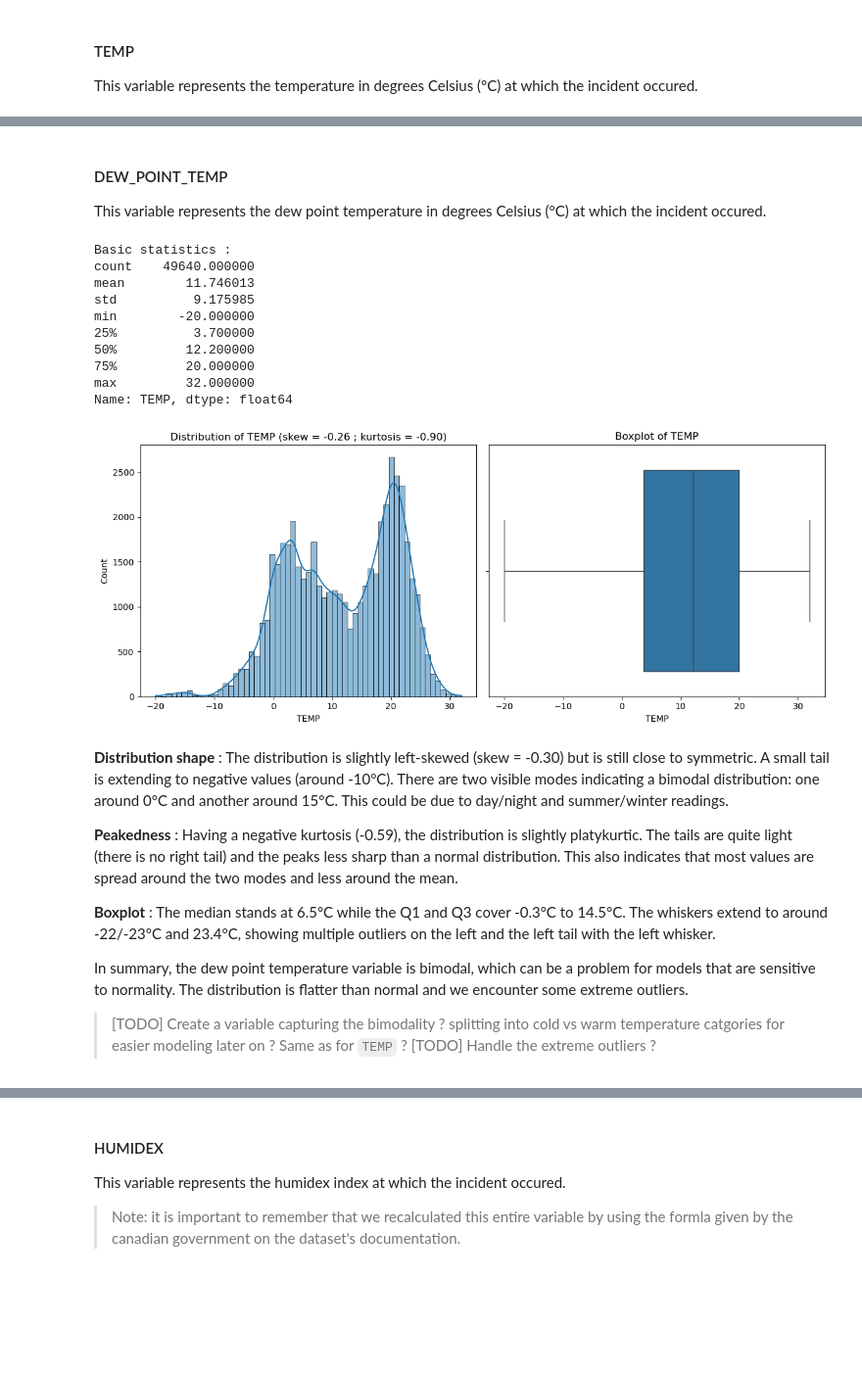
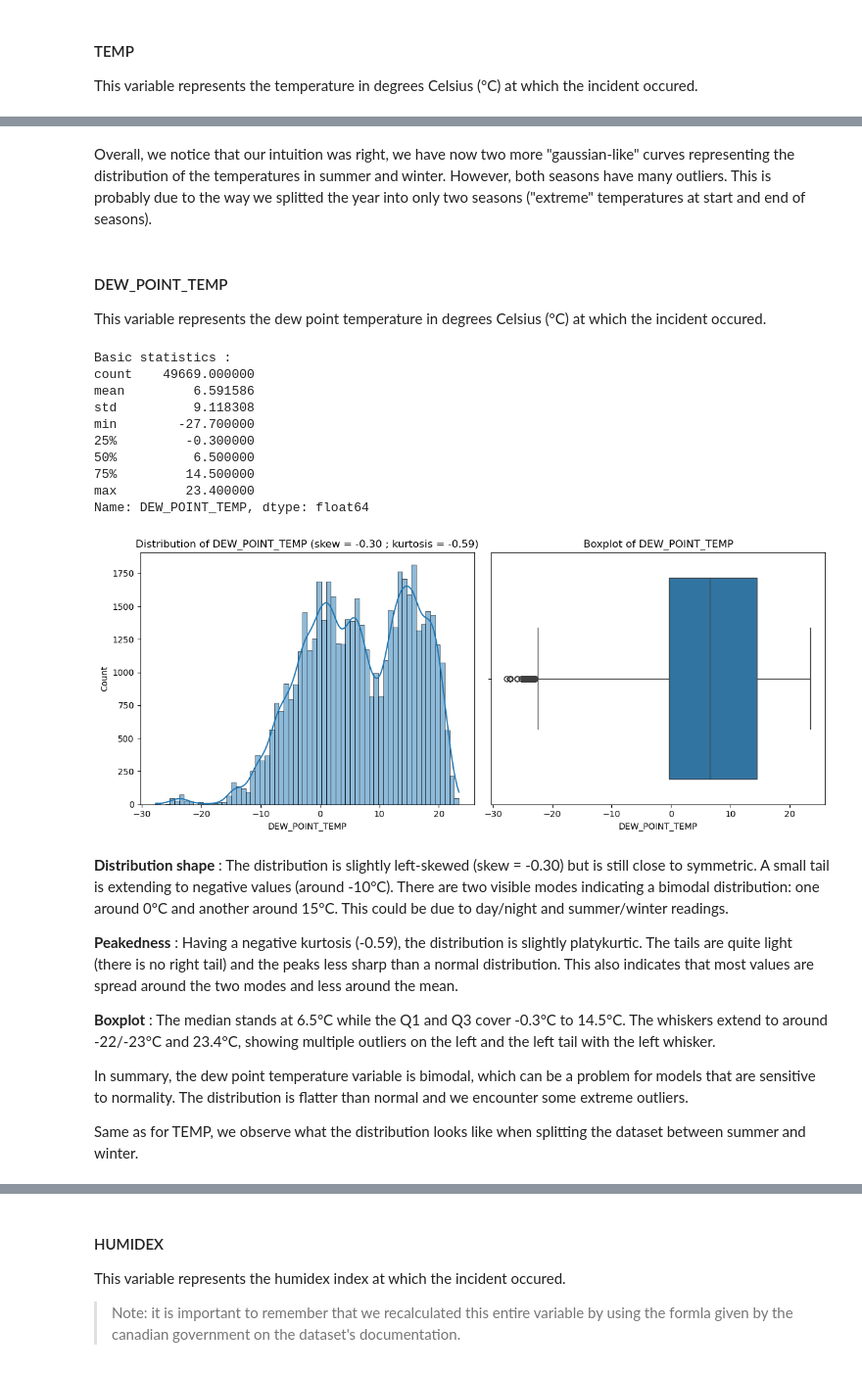
Before and after one commit to StutenEXE/utc-tz-machine-learning-toronto-bus-prediction, a Jupyter notebook: notebooks/2_eda.ipynb, the cells around one changed output, grey strips where cells are left out. Shown at 98% size. Saved outputs shown, nothing was run; the diff lists cells and outputs as text; code cells hidden in the pictures; blank space fills up the shorter version.

```diff
--- a/notebooks/2_eda.ipynb
+++ b/notebooks/2_eda.ipynb
@@ -291,0 +253,2 @@ Shape of the dataset after treatment: (49854, 17)
+# %%
+eda_df = eda_df.drop('WINDCHILL', axis=1)
@@ -596,0 +628,29 @@ We are interested in observing the different modalities of weather conditions.
+# %%
+incident_map = {
+    'Cleaning - Unsanitary': 'Technical',
+    'Collision - TTC': 'Safety',
+    'Diversion': 'External',
+    'Emergency Services': 'Safety',
+    'General Delay': 'Other',
+    'Held By': 'Operational',
+    'Investigation': 'Safety',
+    'Mechanical': 'Technical',
+    'Operations - Operator': 'Operational',
+    'Road Blocked - NON-TTC Collision': 'External',
+    'Security': 'Safety',
+    'Utilized Off Route': 'Operational',
+    'Vision': 'Other'
+}
+
+eda_df['INCIDENT'] = eda_df['INCIDENT'].apply(
+    lambda incident: incident_map.get(incident, incident)
+)
+
+plt.pie(
+    eda_df['INCIDENT'].value_counts(),
+    labels=eda_df['INCIDENT'].value_counts().index,
+    autopct="%.1f%%",     # show percentages
+)
+
+plt.title("INCIDENT Distribution")
+plt.show()
@@ -696,7 +764,9 @@ The addition to this new variable should make the effect of the weather conditio
 # %% [markdown]
 ### Numerical variables
 # %%
-def basic_numerical_analysis(df, column_name, show_stats=True, missing_data=False):
+def basic_numerical_analysis(df, column_name, show_stats=True, missing_data=False, name=None):
+    if name is None:
+        name = column_name
     # Basic statistics
     if show_stats:
         print("Basic statistics :")
@@ -710,10 +780,10 @@ def basic_numerical_analysis(df, column_name, show_stats=True, missing_data=Fals
     fig, axes = plt.subplots(1, 2, figsize=(12, 5))
 
     sns.histplot(df[column_name], kde=True, ax=axes[0])
-    axes[0].set_title(f"Distribution of {column_name} (skew = {df[column_name].skew():.2f} ; kurtosis = {df[column_name].kurt():.2f})")
+    axes[0].set_title(f"Distribution of {name} (skew = {df[column_name].skew():.2f} ; kurtosis = {df[column_name].kurt():.2f})")
 
     sns.boxplot(x=df[column_name], ax=axes[1])
-    axes[1].set_title(f"Boxplot of {column_name}")
+    axes[1].set_title(f"Boxplot of {name}")
 
     plt.tight_layout()
     plt.show()
@@ -760,21 +831,23 @@ basic_numerical_analysis(eda_df[winter_filter], 'TEMP', show_stats=False)
+# %% [markdown]
+Overall, we notice that our intuition was right, we have now two more "gaussian-like" curves representing the distribution of the temperatures in summer and winter. However, both seasons have many outliers. This is probably due to the way we splitted the year into only two seasons ("extreme" temperatures at start and end of seasons).
 # %% [markdown]
 #### DEW_POINT_TEMP
 
 This variable represents the dew point temperature in degrees Celsius (°C) at which the incident occured.
 # %%
-basic_numerical_analysis(eda_df, 'TEMP')
+basic_numerical_analysis(eda_df, 'DEW_POINT_TEMP')
 # %% [output]
 Basic statistics :
-count    49640.000000
-mean        11.746013
-std          9.175985
-min        -20.000000
-25%          3.700000
-50%         12.200000
-75%         20.000000
-max         32.000000
-Name: TEMP, dtype: float64
+count    49669.000000
+mean         6.591586
+std          9.118308
+min        -27.700000
+25%         -0.300000
+50%          6.500000
+75%         14.500000
+max         23.400000
+Name: DEW_POINT_TEMP, dtype: float64
-[figure, old version]
+[figure, new version]
 # %% [markdown]
 **Distribution shape** : The distribution is slightly left-skewed (skew = -0.30) but is still close to symmetric. A small tail is extending to negative values (around -10°C).
 There are two visible modes indicating a bimodal distribution: one around 0°C and another around 15°C. This could be due to day/night and summer/winter readings.
@@ -785,6 +858,5 @@ There are two visible modes indicating a bimodal distribution: one around 0°C a
 
 In summary, the dew point temperature variable is bimodal, which can be a problem for models that are sensitive to normality. The distribution is flatter than normal and we encounter some extreme outliers.
 
-> [TODO] Create a variable capturing the bimodality ? splitting into cold vs warm temperature catgories for easier modeling later on ? Same as for `TEMP` ?
-> [TODO] Handle the extreme outliers ?
+Same as for TEMP, we observe what the distribution looks like when splitting the dataset between summer and winter.
 # %%
```
Also changed, not shown: parts of 72 cells of this notebook, 19 other files.
